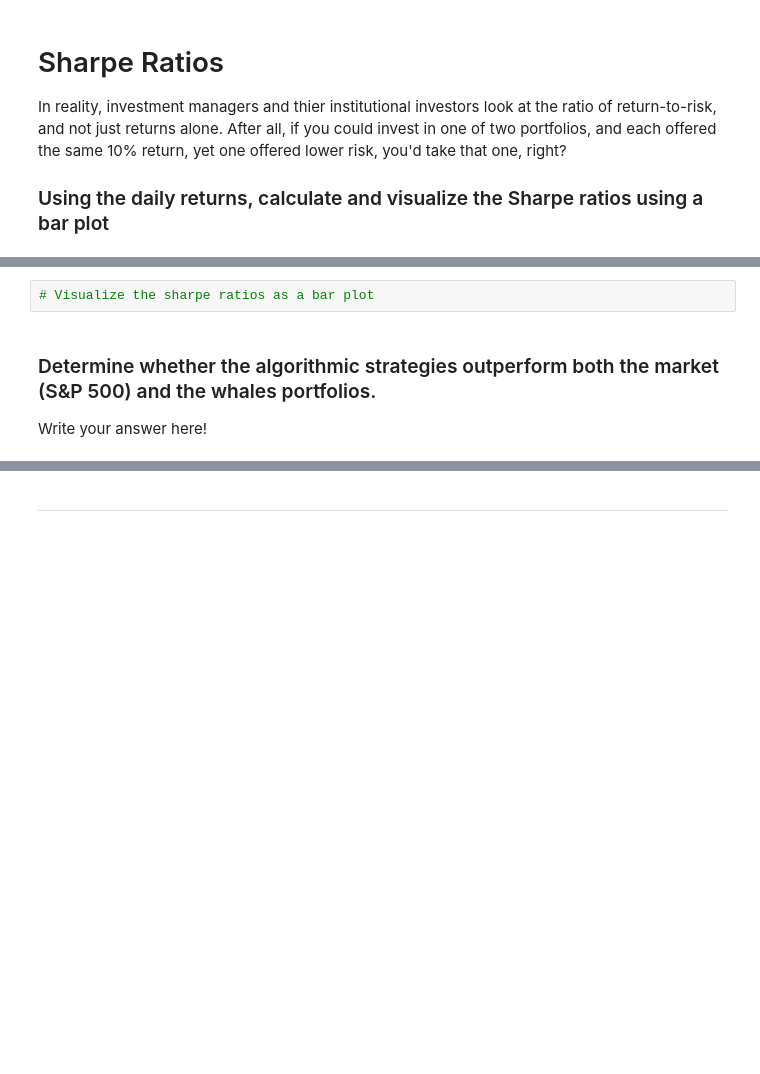
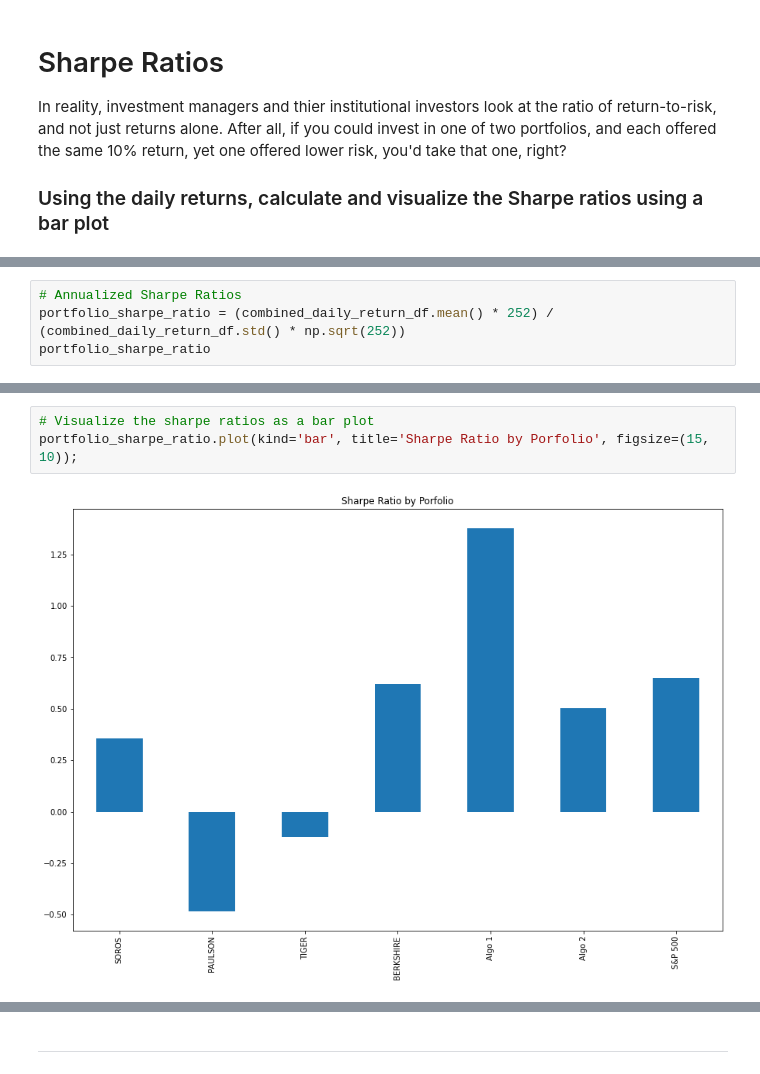
Before and after one commit to nbaronti/Pandas_Homework, a Jupyter notebook: Pandas_Homework.ipynb, the cells around one changed output, grey strips where cells are left out. Saved outputs shown, nothing was run; the diff lists cells and outputs as text; blank space fills up the shorter version.

```diff
--- a/Pandas_Homework.ipynb
+++ b/Pandas_Homework.ipynb
@@ -374,0 +413,4 @@ In reality, investment managers and thier institutional investors look at the ra
+# %%
+# Annualized Sharpe Ratios
+portfolio_sharpe_ratio = (combined_daily_return_df.mean() * 252) / (combined_daily_return_df.std() * np.sqrt(252))
+portfolio_sharpe_ratio
@@ -375,6 +426,5 @@ In reality, investment managers and thier institutional investors look at the ra
 # %%
 # Visualize the sharpe ratios as a bar plot
+portfolio_sharpe_ratio.plot(kind='bar', title='Sharpe Ratio by Porfolio', figsize=(15, 10));
+# %% [output]
+[figure, added]
-# %% [markdown]
-### Determine whether the algorithmic strategies outperform both the market (S&P 500) and the whales portfolios.
-
-Write your answer here!
```
Also changed, not shown: parts of 35 cells of this notebook.
